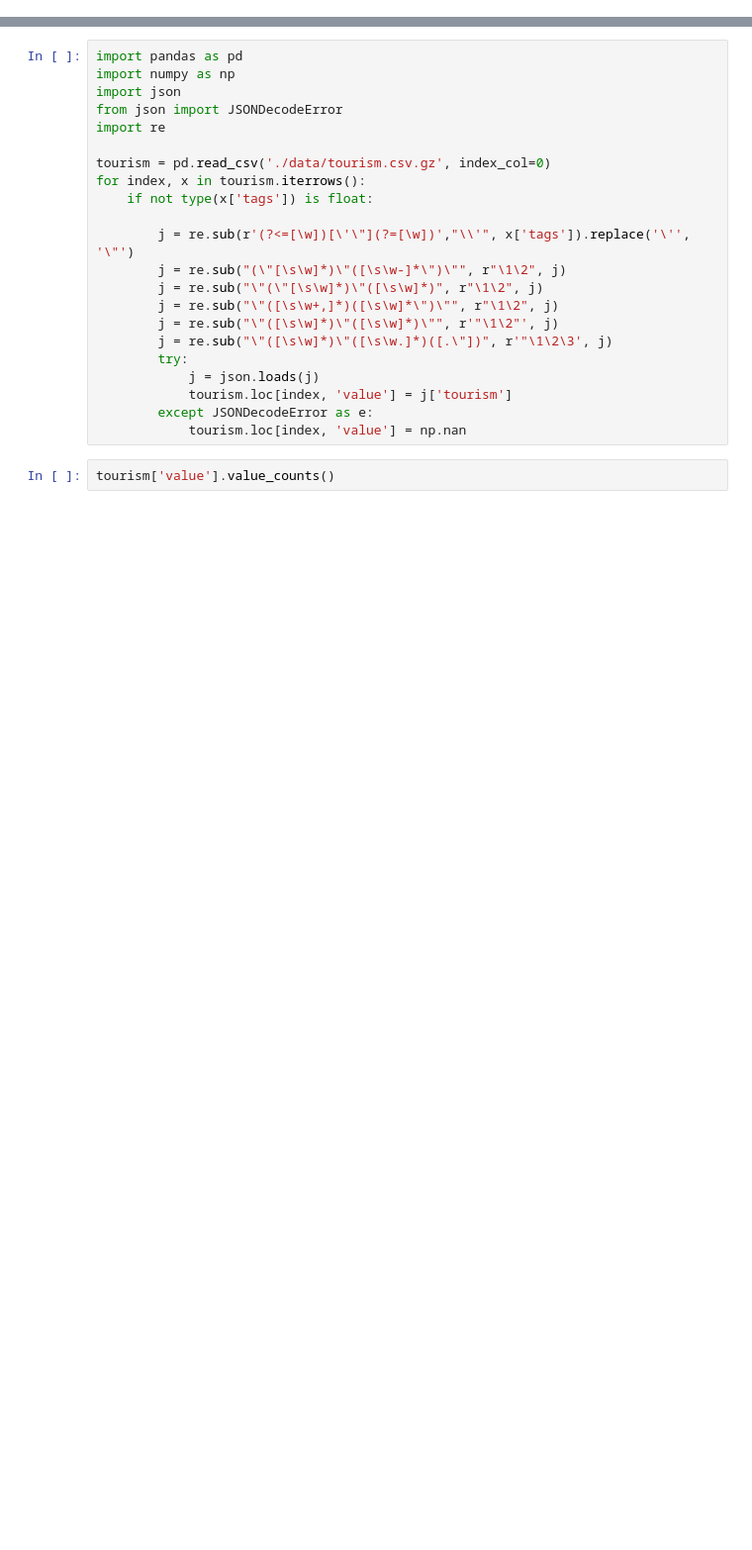
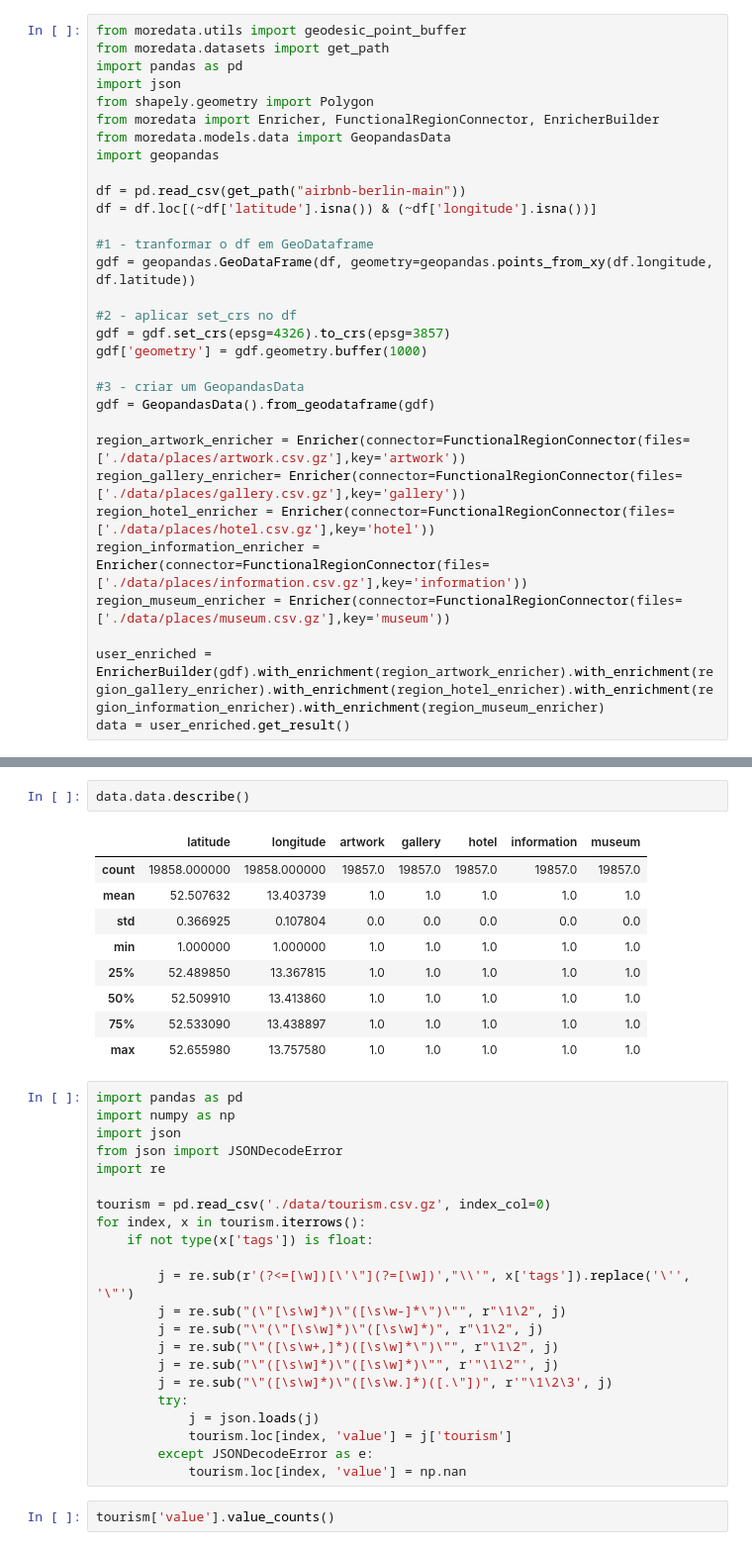
Before and after one commit to NESPEDUFV/more-data, a Jupyter notebook: examples/osm/osm-urban-region.ipynb, the cells around one changed output, grey strips where cells are left out. Shown: that part at 99% size. Saved outputs shown, nothing was run; the diff lists cells and outputs as text; blank space fills up the shorter version.

Commit message:
feat: add EnrichGeoPandasData

```diff
--- a/examples/osm/osm-urban-region.ipynb
+++ b/examples/osm/osm-urban-region.ipynb
@@ -20,0 +48,31 @@ with open('./data/airbnb-berlin.json') as f:
+# %%
+from moredata.utils import geodesic_point_buffer
+from moredata.datasets import get_path
+import pandas as pd
+import json
+from shapely.geometry import Polygon
+from moredata import Enricher, FunctionalRegionConnector, EnricherBuilder
+from moredata.models.data import GeopandasData
+import geopandas
+
+df = pd.read_csv(get_path("airbnb-berlin-main"))
+df = df.loc[(~df['latitude'].isna()) & (~df['longitude'].isna())]
+
+#1 - tranformar o df em GeoDataframe
+gdf = geopandas.GeoDataFrame(df, geometry=geopandas.points_from_xy(df.longitude, df.latitude))
+
+#2 - aplicar set_crs no df
+gdf = gdf.set_crs(epsg=4326).to_crs(epsg=3857)
+gdf['geometry'] = gdf.geometry.buffer(1000)
+
+#3 - criar um GeopandasData
+gdf = GeopandasData().from_geodataframe(gdf)
+
+region_artwork_enricher = Enricher(connector=FunctionalRegionConnector(files=['./data/places/artwork.csv.gz'],key='artwork'))
+region_gallery_enricher= Enricher(connector=FunctionalRegionConnector(files=['./data/places/gallery.csv.gz'],key='gallery'))
+region_hotel_enricher = Enricher(connector=FunctionalRegionConnector(files=['./data/places/hotel.csv.gz'],key='hotel'))
+region_information_enricher = Enricher(connector=FunctionalRegionConnector(files=['./data/places/information.csv.gz'],key='information'))
+region_museum_enricher = Enricher(connector=FunctionalRegionConnector(files=['./data/places/museum.csv.gz'],key='museum'))
+
+user_enriched = EnricherBuilder(gdf).with_enrichment(region_artwork_enricher).with_enrichment(region_gallery_enricher).with_enrichment(region_hotel_enricher).with_enrichment(region_information_enricher).with_enrichment(region_museum_enricher)
+data = user_enriched.get_result()
@@ -21,3 +97,15 @@ with open('./data/airbnb-berlin.json') as f:
+# %%
+data.data.describe()
+# %% [output]
+|  | latitude | longitude | artwork | gallery | hotel | information | museum |
+| count | 19858.000000 | 19858.000000 | 19857.0 | 19857.0 | 19857.0 | 19857.0 | 19857.0 |
+| mean | 52.507632 | 13.403739 | 1.0 | 1.0 | 1.0 | 1.0 | 1.0 |
+| std | 0.366925 | 0.107804 | 0.0 | 0.0 | 0.0 | 0.0 | 0.0 |
+| min | 1.000000 | 1.000000 | 1.0 | 1.0 | 1.0 | 1.0 | 1.0 |
+| 25% | 52.489850 | 13.367815 | 1.0 | 1.0 | 1.0 | 1.0 | 1.0 |
+| 50% | 52.509910 | 13.413860 | 1.0 | 1.0 | 1.0 | 1.0 | 1.0 |
+| 75% | 52.533090 | 13.438897 | 1.0 | 1.0 | 1.0 | 1.0 | 1.0 |
+| max | 52.655980 | 13.757580 | 1.0 | 1.0 | 1.0 | 1.0 | 1.0 |
 # %%
 import pandas as pd
 import numpy as np
```
Also changed, not shown: parts of 9 cells of this notebook, 2 other files.
